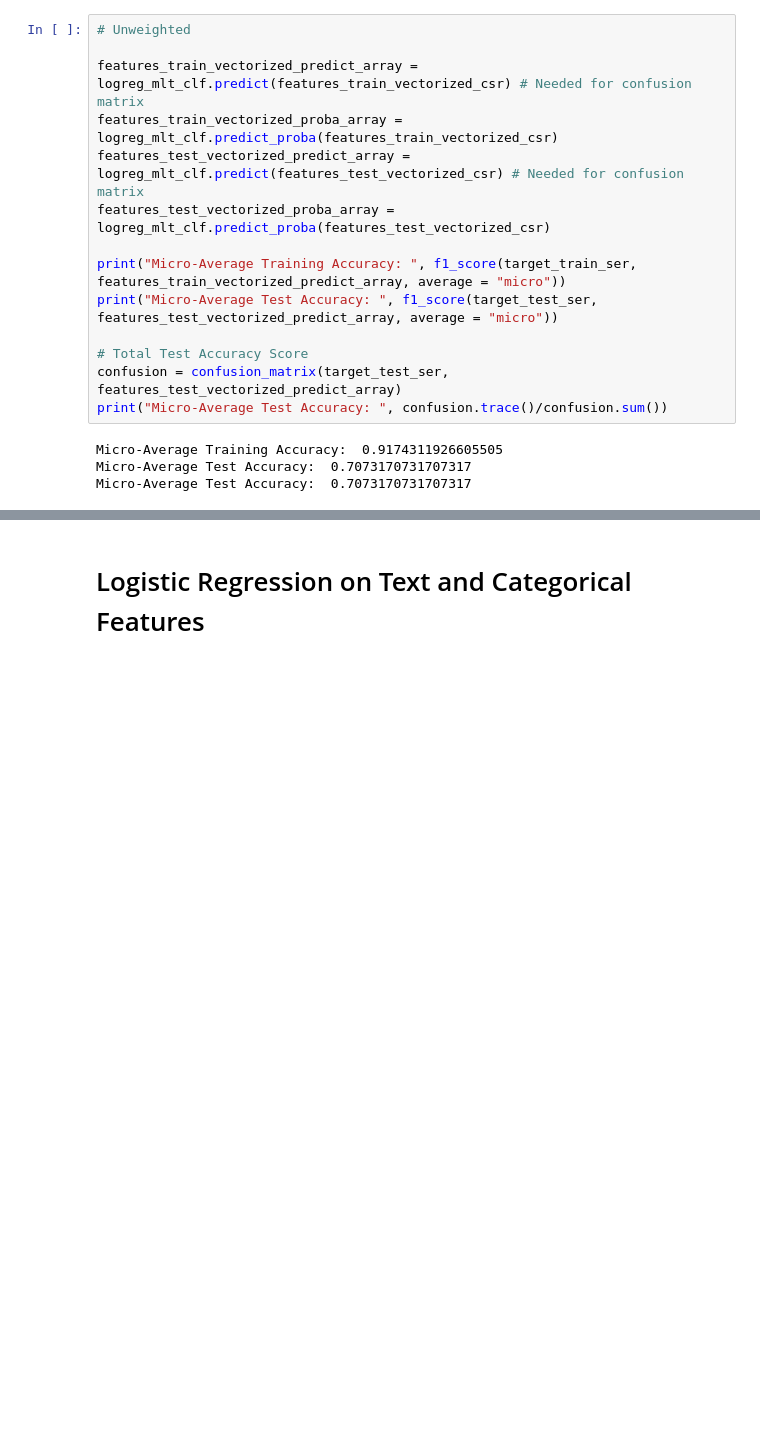
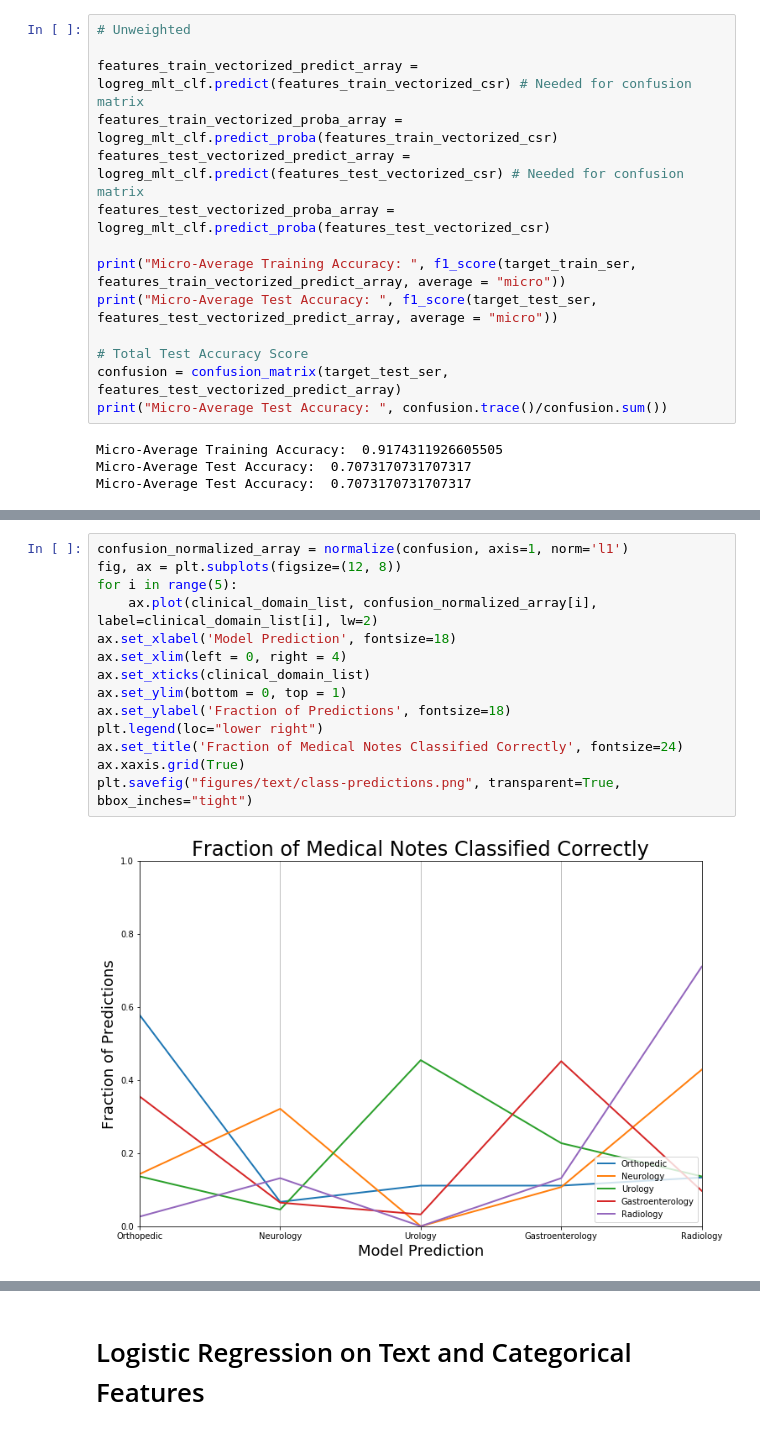
Before and after one commit to harrisonized/medical-notes-kaggle, a Jupyter notebook: classifying-reviews.ipynb, the cells around one changed output, grey strips where cells are left out. Drawn from its saved outputs; the diff is of its cells as text; blank space fills up the shorter version.

```diff
--- a/classifying-reviews.ipynb
+++ b/classifying-reviews.ipynb
@@ -239 +239,17 @@ Text(0.5,1,'Confusion Matrix')
 [figure]
+# %%
+confusion_normalized_array = normalize(confusion, axis=1, norm='l1')
+fig, ax = plt.subplots(figsize=(12, 8))
+for i in range(5):
+    ax.plot(clinical_domain_list, confusion_normalized_array[i], label=clinical_domain_list[i], lw=2)
+ax.set_xlabel('Model Prediction', fontsize=18)
+ax.set_xlim(left = 0, right = 4)
+ax.set_xticks(clinical_domain_list)
+ax.set_ylim(bottom = 0, top = 1)
+ax.set_ylabel('Fraction of Predictions', fontsize=18)
+plt.legend(loc="lower right")
+ax.set_title('Fraction of Medical Notes Classified Correctly', fontsize=24)
+ax.xaxis.grid(True)
+plt.savefig("figures/text/class-predictions.png", transparent=True, bbox_inches="tight")
+# %% [output]
+[figure, added]
```
Also changed, not shown: parts of 9 cells of this notebook, 11 other files.
